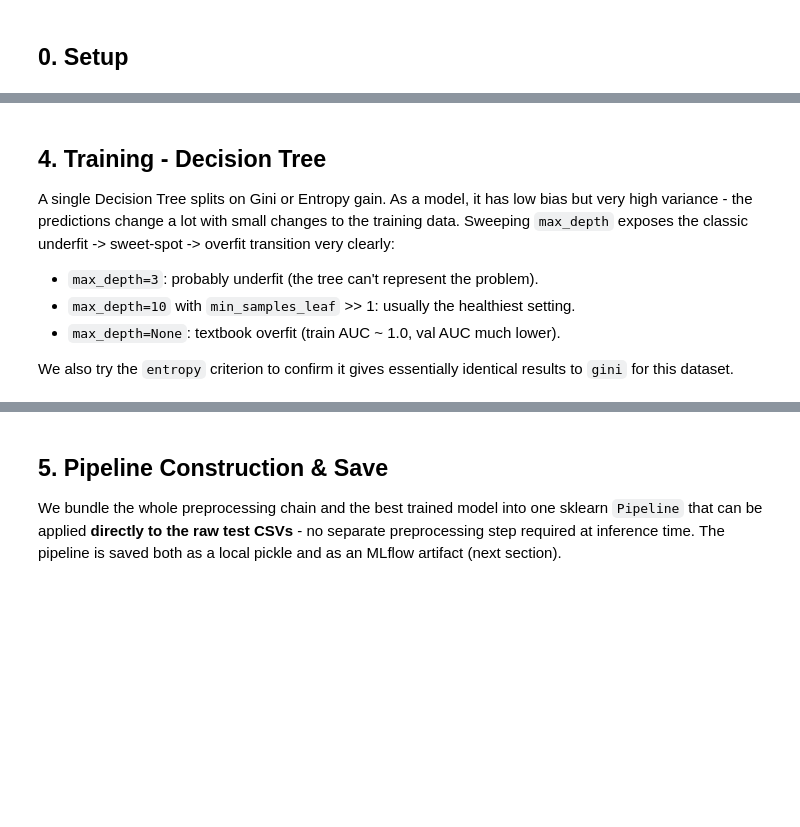
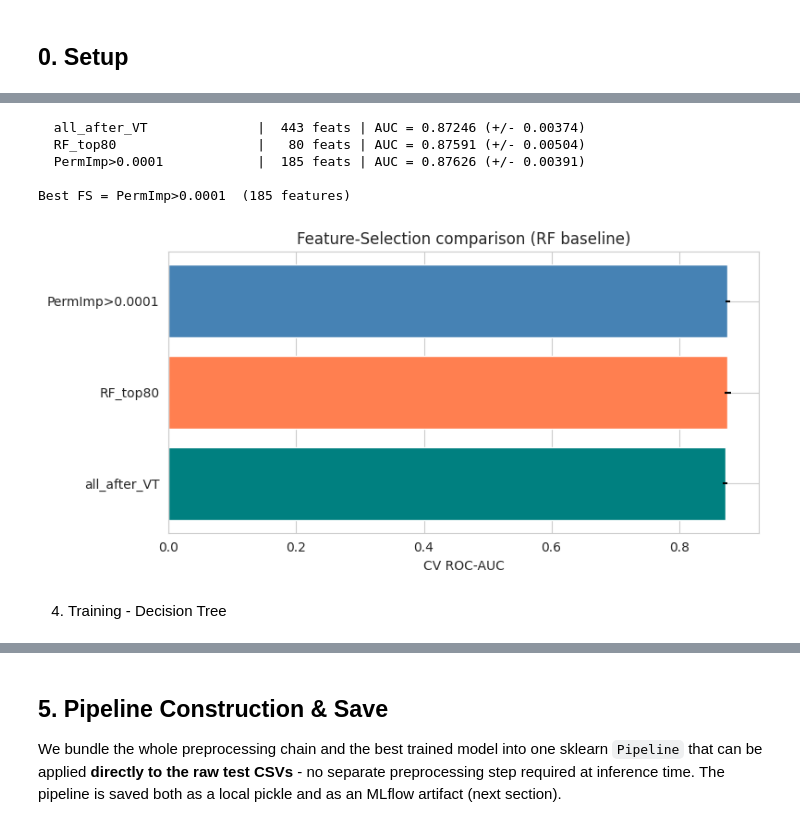
Before and after one commit to romaxod/ML-HW2, a Jupyter notebook: model_experiment_DecisionTree.ipynb, the cells around one changed output, grey strips where cells are left out. Cells and saved outputs as stored; diff of their text form; code cells hidden in the pictures; blank space fills up the shorter version.

Commit message:
Decision Tree

```diff
--- a/model_experiment_DecisionTree.ipynb
+++ b/model_experiment_DecisionTree.ipynb
@@ -431,61 +421,41 @@ for name, cols in FEATURE_SETS.items():
 # %%
 from sklearn.ensemble import RandomForestClassifier as _QuickRF
 quick = _QuickRF(n_estimators=80, max_depth=8, n_jobs=-1,
                  class_weight='balanced', random_state=SEED)
 cv = StratifiedKFold(n_splits=3, shuffle=True, random_state=SEED)
 sample_idx = np.random.RandomState(SEED).choice(len(X_train_fe),
                                                 size=min(60000, len(X_train_fe)),
                                                 replace=False)
 
 fs_results = []
 for name, cols in FEATURE_SETS.items():
     Xs = X_train_fe[cols].iloc[sample_idx].values
     aucs = cross_val_score(quick, Xs, y[sample_idx], cv=cv,
                            scoring='roc_auc', n_jobs=-1)
     fs_results.append({'method': name, 'n_feat': len(cols),
                        'mean_auc': aucs.mean(), 'std_auc': aucs.std()})
     print(f"  {name:25s} | {len(cols):4d} feats | AUC = {aucs.mean():.5f} (+/- {aucs.std():.5f})")
 
 fs_df = pd.DataFrame(fs_results).sort_values('mean_auc', ascending=False)
 best_fs_name = fs_df.iloc[0]['method']
 SELECTED_FEATURES = FEATURE_SETS[best_fs_name]
 print(f"\nBest FS = {best_fs_name}  ({len(SELECTED_FEATURES)} features)")
 
 fig, ax = plt.subplots(figsize=(8,4))
 ax.barh(fs_df['method'], fs_df['mean_auc'], xerr=fs_df['std_auc'],
         color=['steelblue','coral','teal'])
 ax.set_xlabel('CV ROC-AUC'); ax.invert_yaxis()
 ax.set_title('Feature-Selection comparison (RF baseline)')
 plt.tight_layout(); plt.show()
-
-print("""
-ANALYSIS (tree feature selection):
-- Tree-based models tolerate correlation, so 'all_after_VT' often wins or only
-  loses by a small margin - the tree ensemble itself decides which feature to
-  use at each split.
-- RF importance top-K balances accuracy and speed well. Increasing K beyond ~80
-  rarely changes AUC because the marginal contribution of the tail features is
-  approximately zero.
-- Permutation importance is the strictest filter - it removes features that
-  appear important in `feature_importances_` but, when shuffled, do not actually
-  change AUC (i.e. spurious importance from training-set memorization). It
-  shrinks the feature set the most aggressively, which can hurt if too many
-  truly-marginal-but-useful features get cut.
-""")
+# %% [output]
+  all_after_VT              |  443 feats | AUC = 0.87246 (+/- 0.00374)
+  RF_top80                  |   80 feats | AUC = 0.87591 (+/- 0.00504)
+  PermImp>0.0001            |  185 feats | AUC = 0.87626 (+/- 0.00391)
+
+Best FS = PermImp>0.0001  (185 features)
+[figure, added]
-# %% [markdown]
-## 4. Training - Decision Tree
-
-A single Decision Tree splits on Gini or Entropy gain. As a model, it has low
-bias but very high variance - the predictions change a lot with small changes
-to the training data. Sweeping `max_depth` exposes the classic
-underfit -> sweet-spot -> overfit transition very clearly:
-
-* `max_depth=3`: probably underfit (the tree can't represent the problem).
-* `max_depth=10` with `min_samples_leaf` >> 1: usually the healthiest setting.
-* `max_depth=None`: textbook overfit (train AUC ~ 1.0, val AUC much lower).
-
-We also try the `entropy` criterion to confirm it gives essentially identical
-results to `gini` for this dataset.
+# %% [markdown]
+4. Training - Decision Tree
 # %%
 def fit_eval(model, X_tr, y_tr, X_val, y_val, cv=None):
     """Train + return metrics dict (no MLflow side-effects)."""
```
Also changed, not shown: parts of 37 cells of this notebook.
